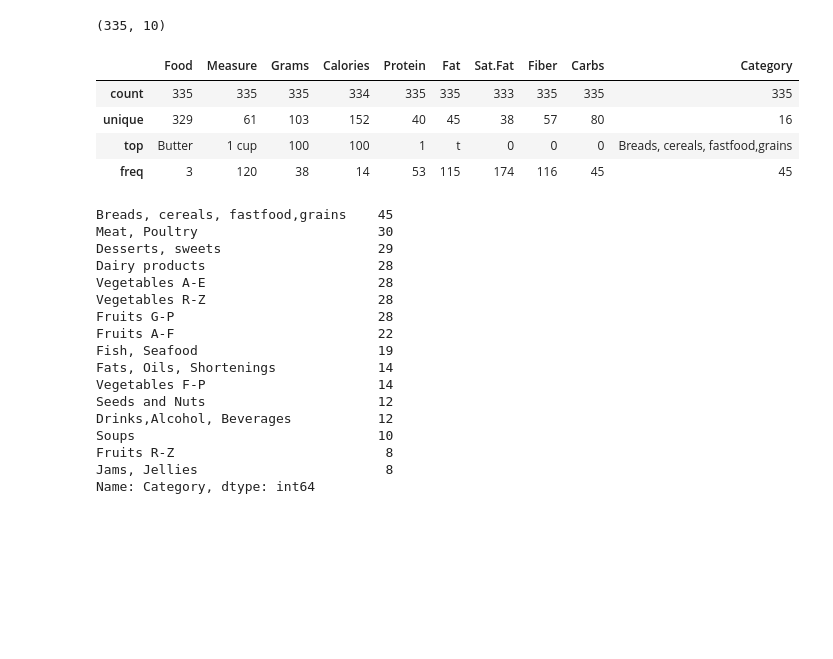
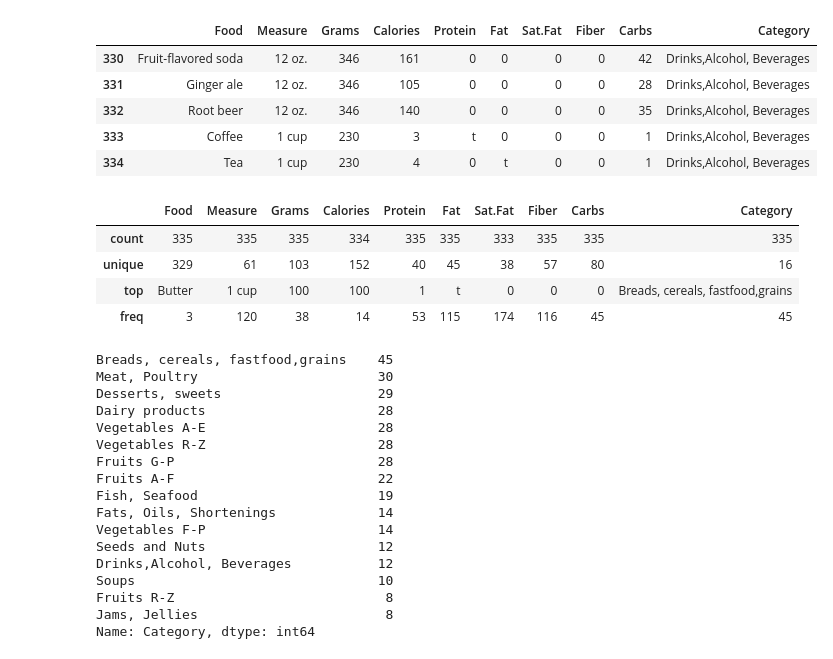
Before and after one commit to rajaraman61/Food-Calorie-Predictor, a Jupyter notebook: eda.ipynb, the cells around one changed output. Saved outputs shown, nothing was run; the diff lists cells and outputs as text; code cells hidden in the pictures; blank space fills up the shorter version.

```diff
--- a/eda.ipynb
+++ b/eda.ipynb
@@ -9,9 +9,13 @@ import plotly.express as px
 df = pd.read_csv("food_calorie.csv")
 # %%
 df.tail()
-df.shape
 # %% [output]
-(335, 10)
+|  | Food | Measure | Grams | Calories | Protein | Fat | Sat.Fat | Fiber | Carbs | Category |
+| 330 | Fruit-flavored soda | 12 oz. | 346 | 161 | 0 | 0 | 0 | 0 | 42 | Drinks,Alcohol, Beverages |
+| 331 | Ginger ale | 12 oz. | 346 | 105 | 0 | 0 | 0 | 0 | 28 | Drinks,Alcohol, Beverages |
+| 332 | Root beer | 12 oz. | 346 | 140 | 0 | 0 | 0 | 0 | 35 | Drinks,Alcohol, Beverages |
+| 333 | Coffee | 1 cup | 230 | 3 | t | 0 | 0 | 0 | 1 | Drinks,Alcohol, Beverages |
+| 334 | Tea | 1 cup | 230 | 4 | 0 | t | 0 | 0 | 1 | Drinks,Alcohol, Beverages |
 # %%
 df.describe(include="O")
 # %% [output]
```
Also changed, not shown: parts of 13 cells of this notebook, 8 other files.
